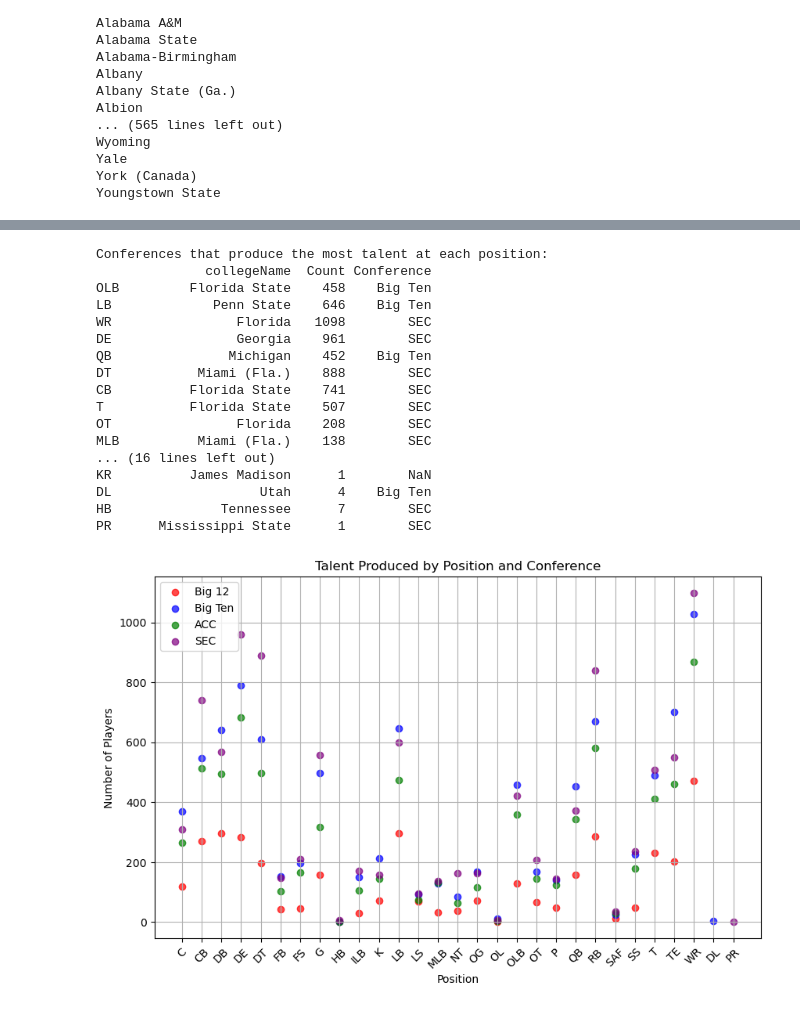
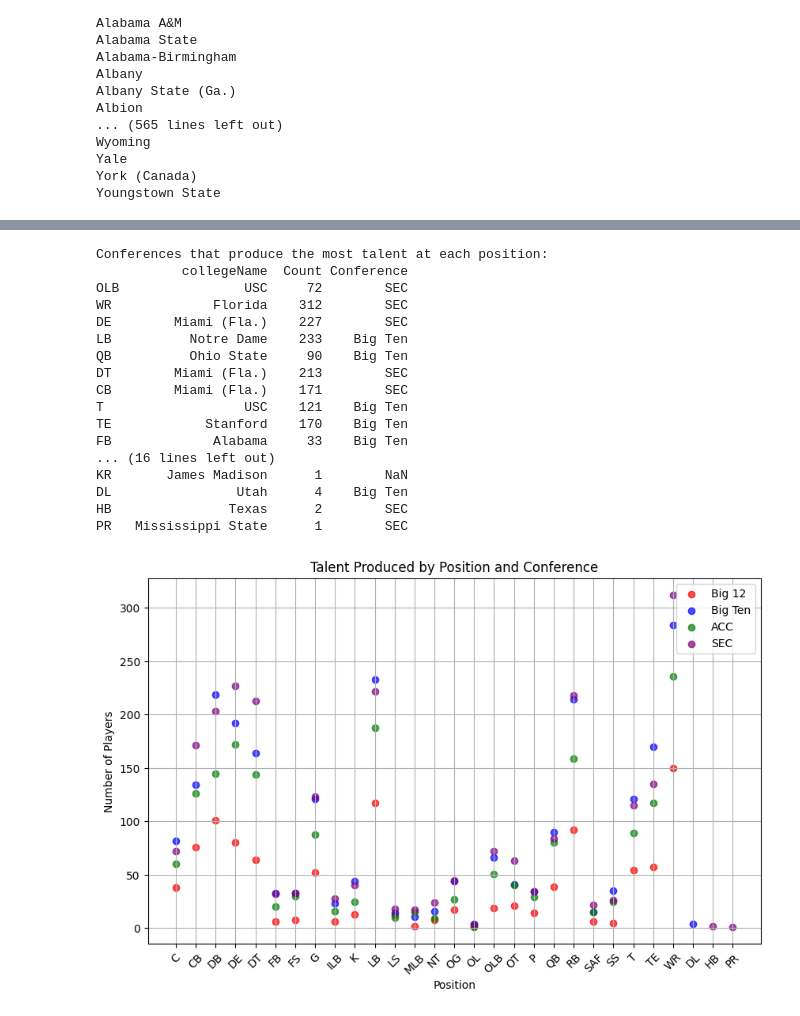
Before and after one commit to mariolgw/MIS_548_project, a Jupyter notebook: MIS548 Project 1_5.ipynb, the cells around one changed output, grey strips where cells are left out. Cells and saved outputs as stored; diff of their text form; code cells hidden in the pictures.

```diff
--- a/MIS548 Project 1_5.ipynb
+++ b/MIS548 Project 1_5.ipynb
@@ -215,3 +219,19 @@ Unique heights in the 'Height' column:
 Unique heights in the 'Height_Inches' column:
 [74. 71. 77. 73. 75. 76. 72. 79. 69. 80. 78. 70. 68. 67. 65. 81. 66. nan
  82.]
+# %%
+agg_functions = {
+    'Height_Inches': 'first',
+    'weight': 'first',
+    'homeTown': 'first',
+    'birthDate': 'first',
+    'collegeName': 'first',
+    'collegeId': 'first',
+    'position': 'first',
+    'displayName': 'first',
+    'season': 'first'
+}
+the_nfl = nfl2.groupby('nflId').agg(agg_functions).reset_index()
+
+# Print the combined DataFrame
+print(the_nfl)
@@ -419,9 +453,9 @@ conference_mapping = {
     'SEC': ['Alabama', 'Arkansas', 'Auburn', 'Florida', 'Georgia', 'Kentucky', 'LSU', 'Mississippi', 'Mississippi State', 'Missouri', 'South Carolina', 'Tennessee','Oklahoma','Texas A&M','Texas','Vanderbilt'],
 }
 
-nfl2['Conference'] = nfl2['collegeName'].map({college: conference for conference, colleges in conference_mapping.items() for college in colleges})
+the_nfl['Conference'] = the_nfl['collegeName'].map({college: conference for conference, colleges in conference_mapping.items() for college in colleges})
 
-conference_counts = nfl2['Conference'].value_counts()
+conference_counts = the_nfl['Conference'].value_counts()
 
 
 plt.figure(figsize=(8, 6))
@@ -439,62 +473,62 @@ plt.show()
 # %%
 for position in unique_positions:
-    position_nfl2 = nfl2[nfl2['position'] == position]
-    conference_counts = position_nfl2['Conference'].value_counts()
+    position_nfl = the_nfl[the_nfl['position'] == position]
+    conference_counts = position_nfl['Conference'].value_counts()
     if not conference_counts.empty:
         most_talented_conference = conference_counts.idxmax()
         talent_at_positions[position]['Conference'] = most_talented_conference
         talent_at_positions[position]['Count'] = conference_counts.max()
 
 
-conf_nfl2 = pd.DataFrame.from_dict(talent_at_positions, orient='index')
+conf_nfl = pd.DataFrame.from_dict(talent_at_positions, orient='index')
 
 
 print("Conferences that produce the most talent at each position:")
-print(conf_nfl2)
+print(conf_nfl)
 # %% [output]
 Conferences that produce the most talent at each position:
-              collegeName  Count Conference
-OLB         Florida State    458    Big Ten
-LB             Penn State    646    Big Ten
-WR                Florida   1098        SEC
-DE                Georgia    961        SEC
-QB               Michigan    452    Big Ten
-DT           Miami (Fla.)    888        SEC
-CB          Florida State    741        SEC
-T           Florida State    507        SEC
-OT                Florida    208        SEC
-MLB          Miami (Fla.)    138        SEC
+           collegeName  Count Conference
+OLB                USC     72        SEC
+WR             Florida    312        SEC
+DE        Miami (Fla.)    227        SEC
+LB          Notre Dame    233    Big Ten
+QB          Ohio State     90    Big Ten
+DT        Miami (Fla.)    213        SEC
+CB        Miami (Fla.)    171        SEC
+T                  USC    121    Big Ten
+TE            Stanford    170    Big Ten
+FB             Alabama     33    Big Ten
 ... (16 lines left out)
-KR          James Madison      1        NaN
-DL                   Utah      4    Big Ten
-HB              Tennessee      7        SEC
-PR      Mississippi State      1        SEC
+KR       James Madison      1        NaN
+DL                Utah      4    Big Ten
+HB               Texas      2        SEC
+PR   Mississippi State      1        SEC
 # %%
-conference_position_counts = nfl2.groupby(['Conference', 'position']).size().reset_index(name='PlayerCount')
+conference_position_counts = the_nfl.groupby(['Conference', 'position']).size().reset_index(name='PlayerCount')
 
 # Create a color map for different conferences
 color_map = {
     'Big 12': 'red',
     'Big Ten': 'blue',
     'ACC': 'green',
     'SEC': 'purple',
     # Add more conferences and colors as needed
 }
 
 # Create a scatter plot
 plt.figure(figsize=(10, 6))
 
 for conference, color in color_map.items():
     conference_data = conference_position_counts[conference_position_counts['Conference'] == conference]
     plt.scatter(conference_data['position'], conference_data['PlayerCount'], label=conference, color=color, alpha=0.7)
 
 plt.title('Talent Produced by Position and Conference')
 plt.xlabel('Position')
 plt.ylabel('Number of Players')
 plt.legend()
 plt.xticks(rotation=45)
 plt.grid(True)
 
 plt.show()
 # %% [output]
-[figure, old version]
+[figure, new version]
```
Also changed, not shown: parts of 25 cells of this notebook.
